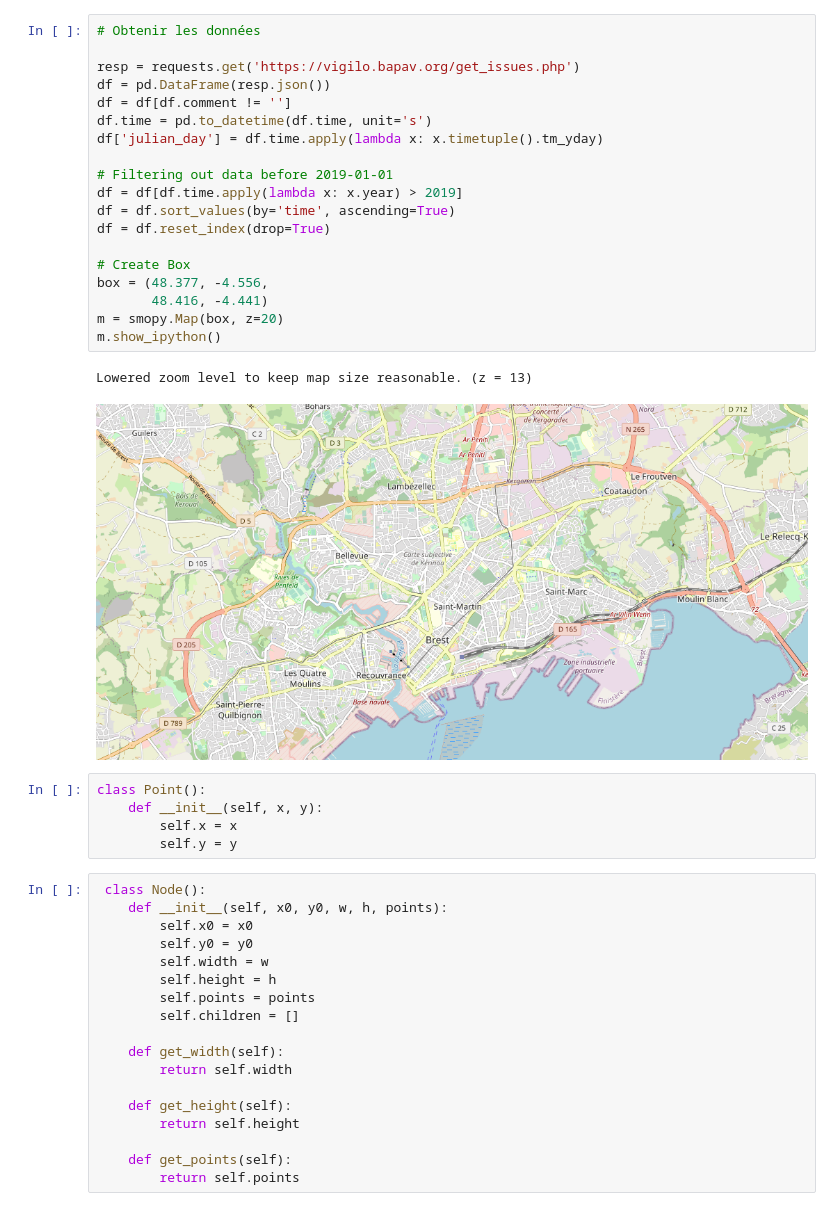
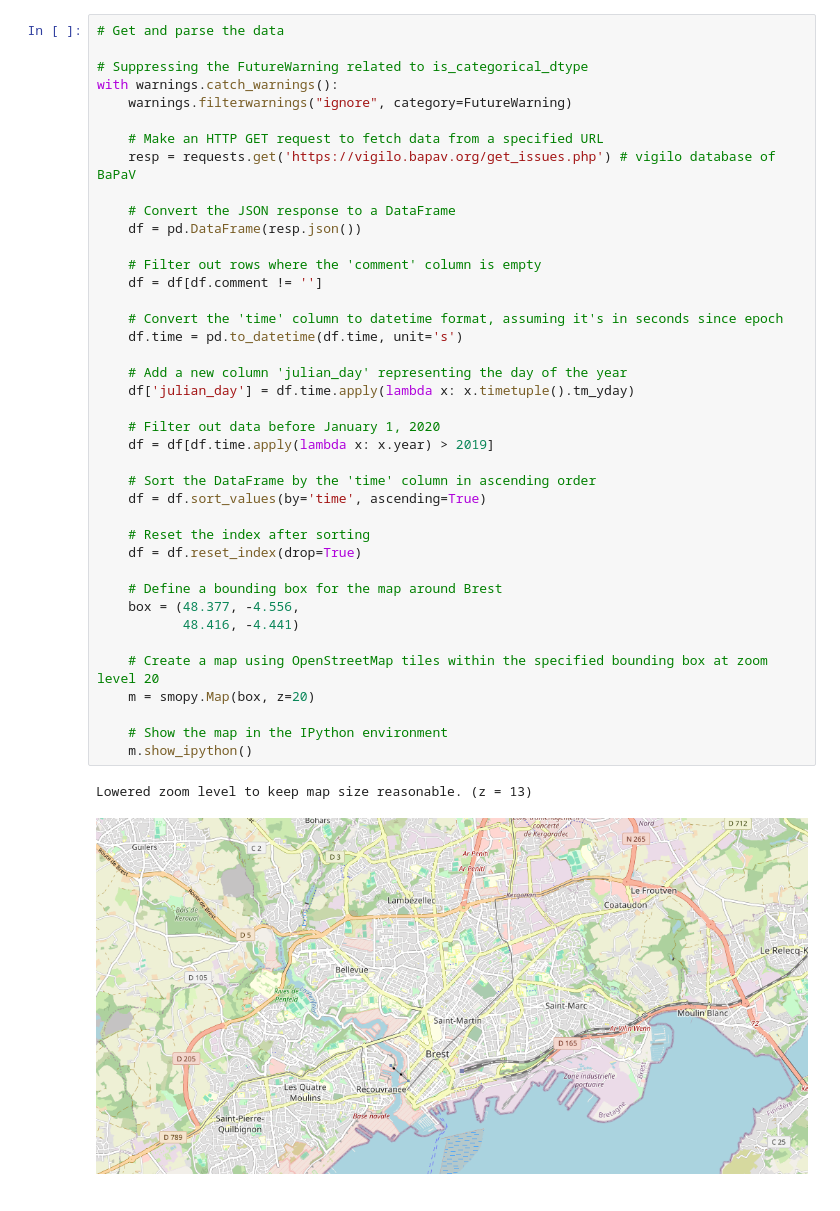
Before and after one commit to chenry02/vigilo-notebooks-bapav, a Jupyter notebook: quad_tree.ipynb, the cells around one changed output. Cells and saved outputs as stored; diff of their text form.

Commit message:
Add comments to mapping files

```diff
--- a/quad_tree.ipynb
+++ b/quad_tree.ipynb
@@ -35,46 +36,44 @@ sns.set_context("talk", font_scale=0.8)
 blue, orange = sns.color_palette("muted", 2)
 # %%
-# Obtenir les données
+# Get and parse the data
 
-resp = requests.get('https://vigilo.bapav.org/get_issues.php')
-df = pd.DataFrame(resp.json())
-df = df[df.comment != '']
-df.time = pd.to_datetime(df.time, unit='s')
-df['julian_day'] = df.time.apply(lambda x: x.timetuple().tm_yday)
+# Suppressing the FutureWarning related to is_categorical_dtype
+with warnings.catch_warnings():
+    warnings.filterwarnings("ignore", category=FutureWarning)
 
-# Filtering out data before 2019-01-01
-df = df[df.time.apply(lambda x: x.year) > 2019]
-df = df.sort_values(by='time', ascending=True)
-df = df.reset_index(drop=True)
+    # Make an HTTP GET request to fetch data from a specified URL
+    resp = requests.get('https://vigilo.bapav.org/get_issues.php') # vigilo database of BaPaV
 
-# Create Box
-box = (48.377, -4.556,
-       48.416, -4.441)
-m = smopy.Map(box, z=20)
-m.show_ipython()
+    # Convert the JSON response to a DataFrame
+    df = pd.DataFrame(resp.json())
+
+    # Filter out rows where the 'comment' column is empty
+    df = df[df.comment != '']
+
+    # Convert the 'time' column to datetime format, assuming it's in seconds since epoch
+    df.time = pd.to_datetime(df.time, unit='s')
+
+    # Add a new column 'julian_day' representing the day of the year
+    df['julian_day'] = df.time.apply(lambda x: x.timetuple().tm_yday)
+
+    # Filter out data before January 1, 2020
+    df = df[df.time.apply(lambda x: x.year) > 2019]
+
+    # Sort the DataFrame by the 'time' column in ascending order
+    df = df.sort_values(by='time', ascending=True)
+
+    # Reset the index after sorting
+    df = df.reset_index(drop=True)
+
+    # Define a bounding box for the map around Brest
+    box = (48.377, -4.556,
+           48.416, -4.441)
+
+    # Create a map using OpenStreetMap tiles within the specified bounding box at zoom level 20
+    m = smopy.Map(box, z=20)
+
+    # Show the map in the IPython environment
+    m.show_ipython()
 # %% [output]
 Lowered zoom level to keep map size reasonable. (z = 13)
-[figure, old version]
+[figure, new version]
-# %%
-class Point():
-    def __init__(self, x, y):
-        self.x = x
-        self.y = y
-# %%
- class Node():
-    def __init__(self, x0, y0, w, h, points):
-        self.x0 = x0
-        self.y0 = y0
-        self.width = w
-        self.height = h
-        self.points = points
-        self.children = []
-
-    def get_width(self):
-        return self.width
-
-    def get_height(self):
-        return self.height
-
-    def get_points(self):
-        return self.points
```
Also changed, not shown: parts of 13 cells of this notebook.
